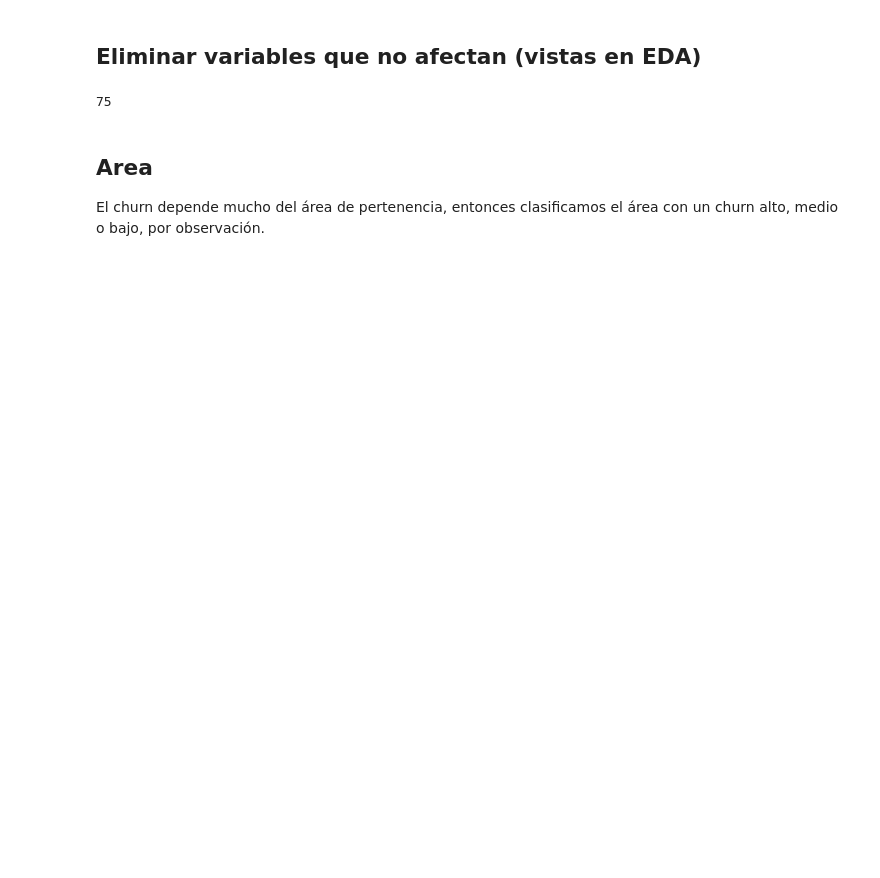
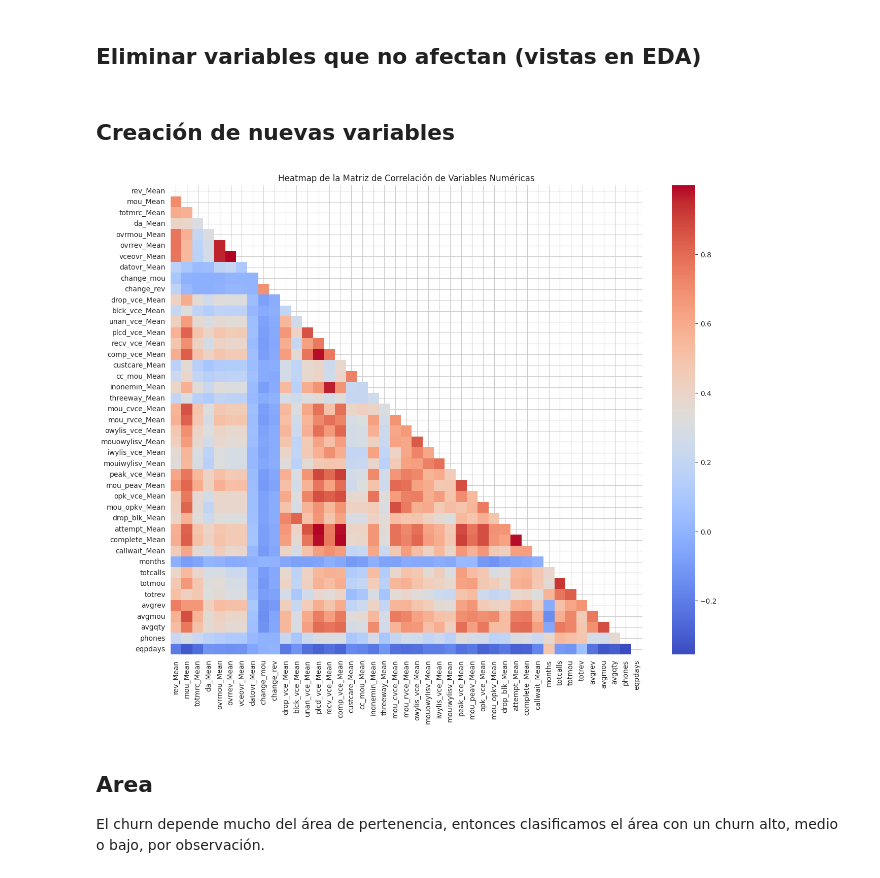
Before and after one commit to palomatm-phd/churn-estimation, a Jupyter notebook: notebooks/feature_engineering.ipynb, the cells around one changed output. Drawn from its saved outputs; the diff is of its cells as text; code cells hidden in the pictures; blank space fills up the shorter version.

Commit message:
⚡️ improved feature engineering + training

```diff
--- a/notebooks/feature_engineering.ipynb
+++ b/notebooks/feature_engineering.ipynb
@@ -47,7 +71,6 @@ variables_a_eliminar = ['peak_dat_Mean',
                         'mou_cdat_Mean',
                         'opk_dat_Mean',
                         'mou_opkd_Mean',
-                        'datovr_Mean',
                         'drop_dat_Mean',
                         'blck_dat_Mean',
                         'unan_dat_Mean',
@@ -67,25 +90,47 @@ variables_a_eliminar = ['peak_dat_Mean',
                         'kid3_5',
                         'kid6_10',
                         'kid11_15',
-                        'kid16_17']
+                        'kid16_17',
+                        #borramos adjusted porque es redundante
+                        'adjrev',
+                        'adjmou',
+                        'adjqty',
+                        #borramos todas las avg3 y avg6 porque redundan tambien
+                        'avg3mou',
+                        'avg3qty',
+                        'avg3rev',
+                        'avg6mou',
+                        'avg6qty',
+                        'avg6rev',
+                        #repetida porque es rounded de ccrndmou_Mean
+                        'ccrndmou_Mean']
+
 
 
 df_train_no_data = df_train.drop(columns=variables_a_eliminar, axis=1)
-df_train_no_data.shape[1]
-
-cols_for_unkn =[
-    'prizm_social_one',
-    'hnd_webcap',
-    'ownrent',
-    'lor',
-    'dwlltype',
-    'HHstatin',
-    'dwllsize',
-    'ethnic'
-]
-
-# We use your helper function to impute
-print(cols_for_unkn)
-df_processed = impute_with_constant(df_train, cols_for_unkn, fill_value='UNKN')
+df_test_no_data = df_test.drop(columns=variables_a_eliminar, axis=1)
-# %% [output]
-75
+# %% [markdown]
+## Creación de nuevas variables
+# %%
+import seaborn as sns
+import matplotlib.pyplot as plt
+
+X_train = df_train_no_data.drop(['churn'], axis=1)
+
+# Suponiendo que tu DataFrame se llama X_train
+# Seleccionar solo las variables numéricas
+numerical_features = X_train.select_dtypes(include=['number']).columns
+
+# Calcular la matriz de correlación
+correlation_matrix = X_train[numerical_features].corr()
+
+# Crear una máscara para el triángulo superior (para evitar redundancia)
+mask = np.triu(correlation_matrix)
+
+# Crear el heatmap
+plt.figure(figsize=(15, 12))
+sns.heatmap(correlation_matrix, annot=False, cmap='coolwarm', mask=mask)
+plt.title('Heatmap de la Matriz de Correlación de Variables Numéricas')
+plt.show()
+# %% [output]
+[figure, added]
```
Also changed, not shown: parts of 49 cells of this notebook, 2 other files.
